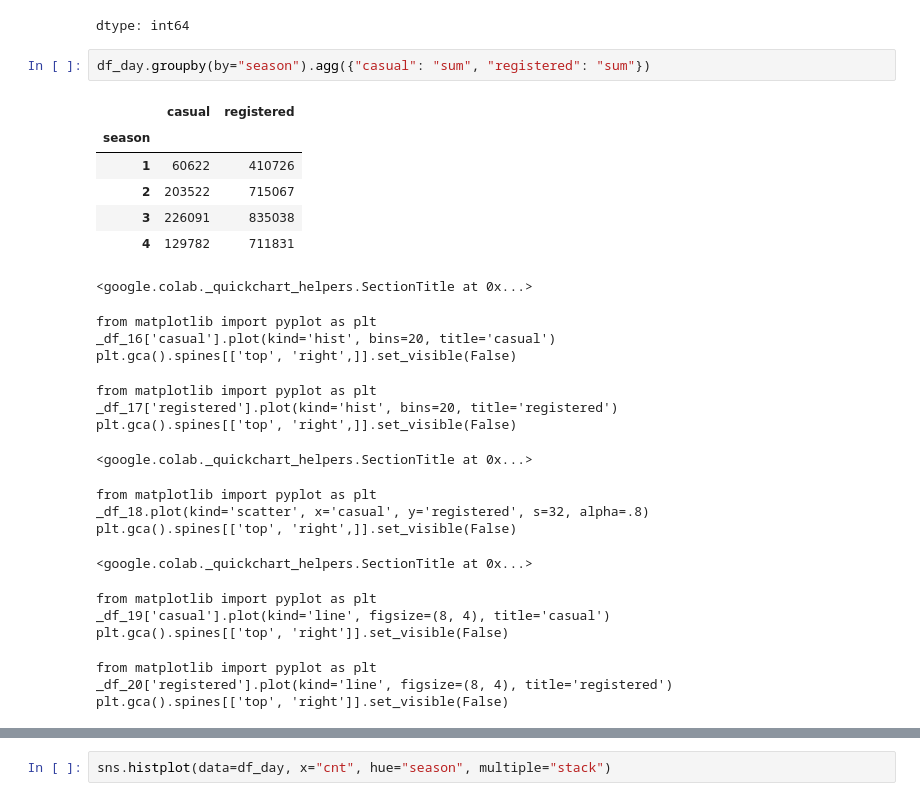
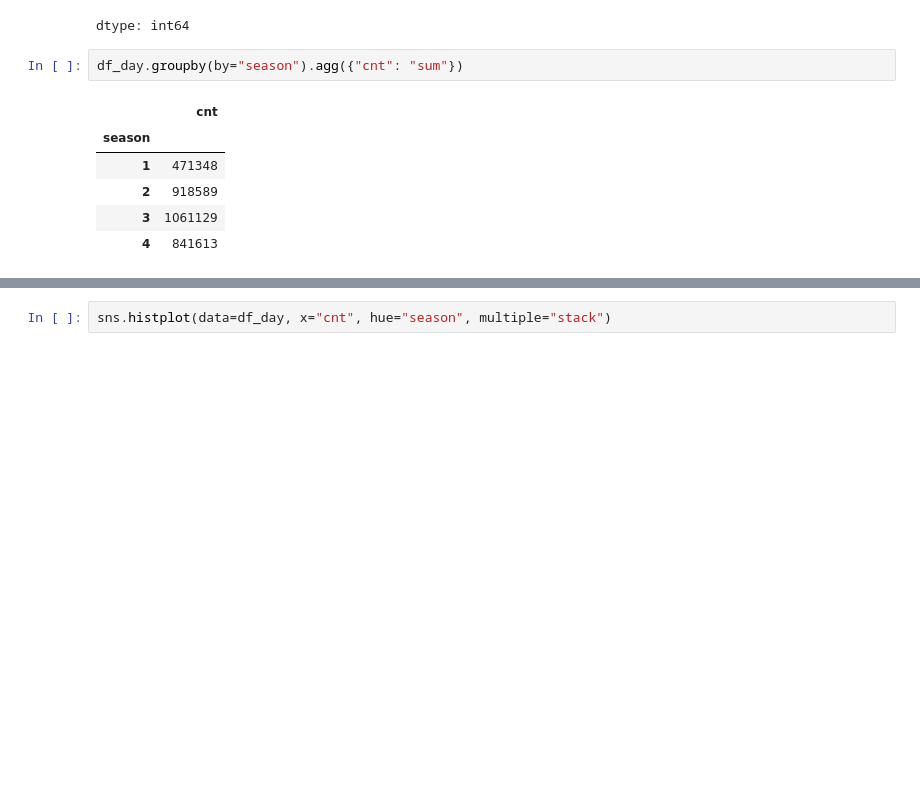
Before and after one commit to lazygirlleen/submission, a Jupyter notebook: notebook.ipynb, the cells around one changed output, grey strips where cells are left out. Cells and saved outputs as stored; diff of their text form; blank space fills up the shorter version.

```diff
--- a/notebook.ipynb
+++ b/notebook.ipynb
@@ -229,29 +257,11 @@ df_hour['weathersit'].value_counts()
 | 4 | 3 |
 dtype: int64
 # %%
-df_day.groupby(by="season").agg({"casual": "sum", "registered": "sum"})
+df_day.groupby(by="season").agg({"cnt": "sum"})
 # %% [output]
-|  | casual | registered |
-| season |  |  |
-| 1 | 60622 | 410726 |
-| 2 | 203522 | 715067 |
-| 3 | 226091 | 835038 |
-| 4 | 129782 | 711831 |
+|  | cnt |
+| season |  |
+| 1 | 471348 |
+| 2 | 918589 |
+| 3 | 1061129 |
+| 4 | 841613 |
-<google.colab._quickchart_helpers.SectionTitle at 0x...>
-from matplotlib import pyplot as plt
-_df_16['casual'].plot(kind='hist', bins=20, title='casual')
-plt.gca().spines[['top', 'right',]].set_visible(False)
-from matplotlib import pyplot as plt
-_df_17['registered'].plot(kind='hist', bins=20, title='registered')
-plt.gca().spines[['top', 'right',]].set_visible(False)
-<google.colab._quickchart_helpers.SectionTitle at 0x...>
-from matplotlib import pyplot as plt
-_df_18.plot(kind='scatter', x='casual', y='registered', s=32, alpha=.8)
-plt.gca().spines[['top', 'right',]].set_visible(False)
-<google.colab._quickchart_helpers.SectionTitle at 0x...>
-from matplotlib import pyplot as plt
-_df_19['casual'].plot(kind='line', figsize=(8, 4), title='casual')
-plt.gca().spines[['top', 'right']].set_visible(False)
-from matplotlib import pyplot as plt
-_df_20['registered'].plot(kind='line', figsize=(8, 4), title='registered')
-plt.gca().spines[['top', 'right']].set_visible(False)
```
Also changed, not shown: parts of 13 cells of this notebook.
